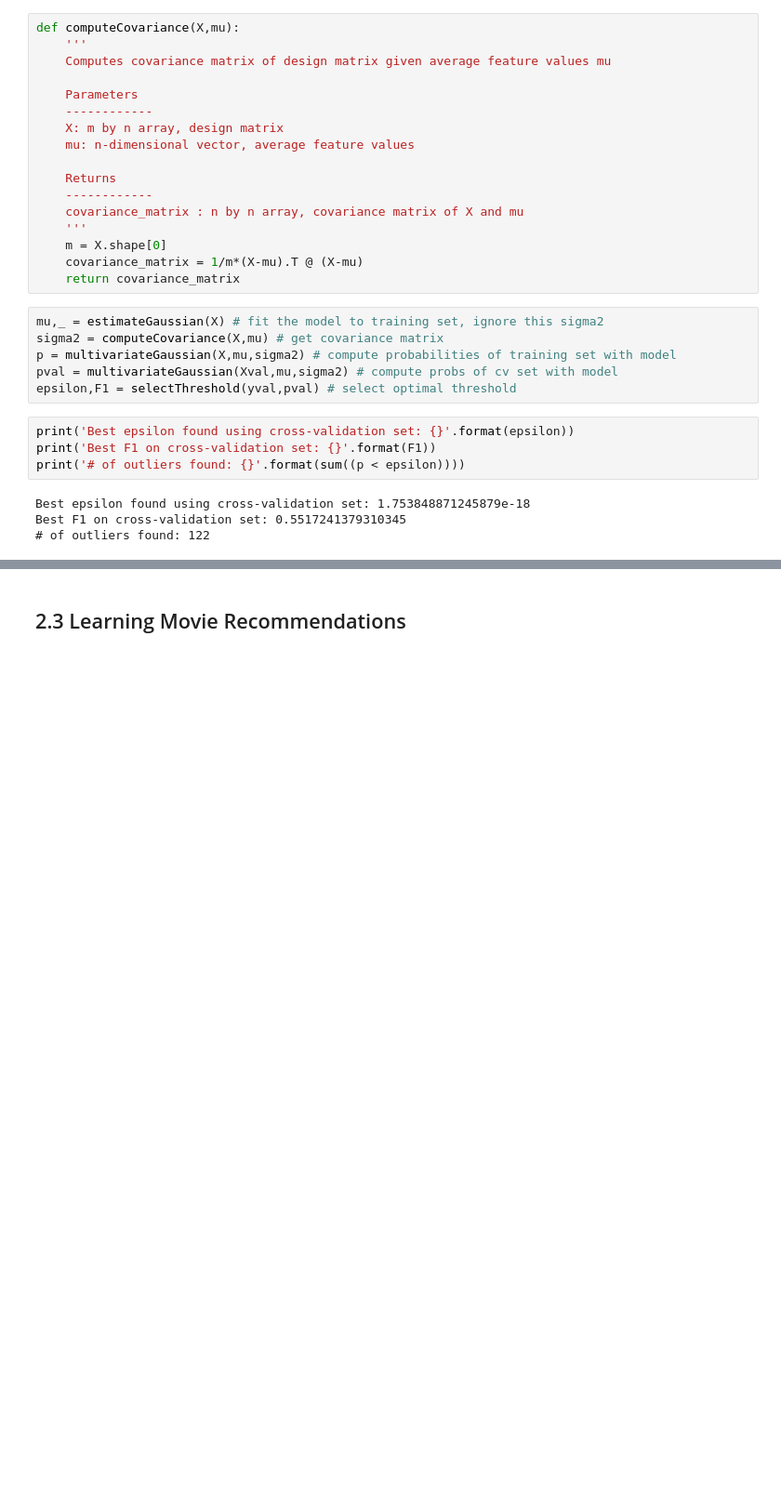
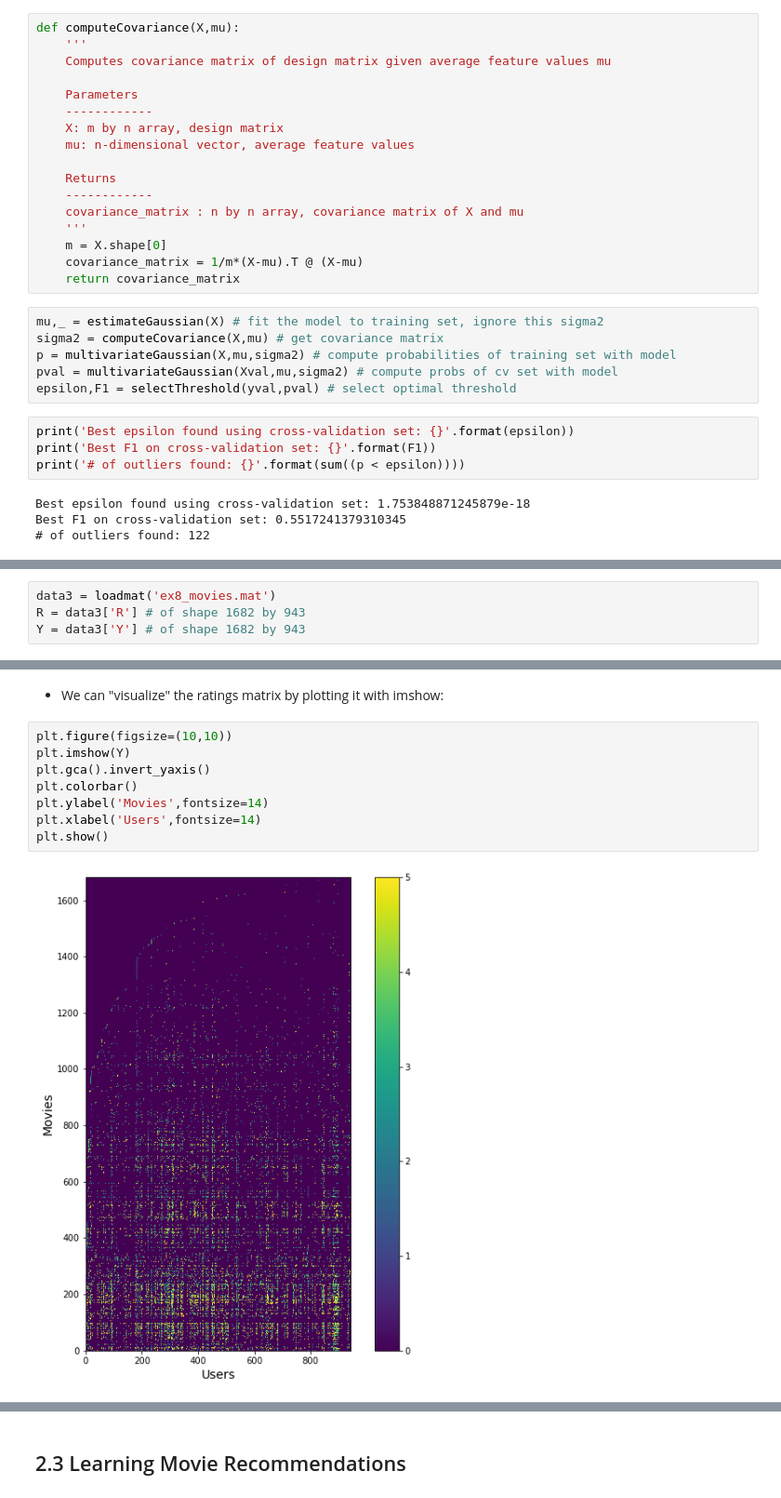
Before and after one commit to les67/MachineLearning_CourseraNg, a Jupyter notebook: ex8/ex8.ipynb, the cells around one changed output, grey strips where cells are left out. Shown at 93% size. Cells and saved outputs as stored; diff of their text form; blank space fills up the shorter version.

```diff
--- a/ex8/ex8.ipynb
+++ b/ex8/ex8.ipynb
@@ -322,0 +330,4 @@ Best F1 on cross-validation set: 0.5517241379310345
+# %%
+data3 = loadmat('ex8_movies.mat')
+R = data3['R'] # of shape 1682 by 943
+Y = data3['Y'] # of shape 1682 by 943
@@ -322,0 +343,12 @@ Best F1 on cross-validation set: 0.5517241379310345
+# %% [markdown]
+- We can "visualize" the ratings matrix by plotting it with imshow:
+# %%
+plt.figure(figsize=(10,10))
+plt.imshow(Y)
+plt.gca().invert_yaxis()
+plt.colorbar()
+plt.ylabel('Movies',fontsize=14)
+plt.xlabel('Users',fontsize=14)
+plt.show()
+# %% [output]
+[figure, added]
```
Also changed, not shown: parts of 17 cells of this notebook.
